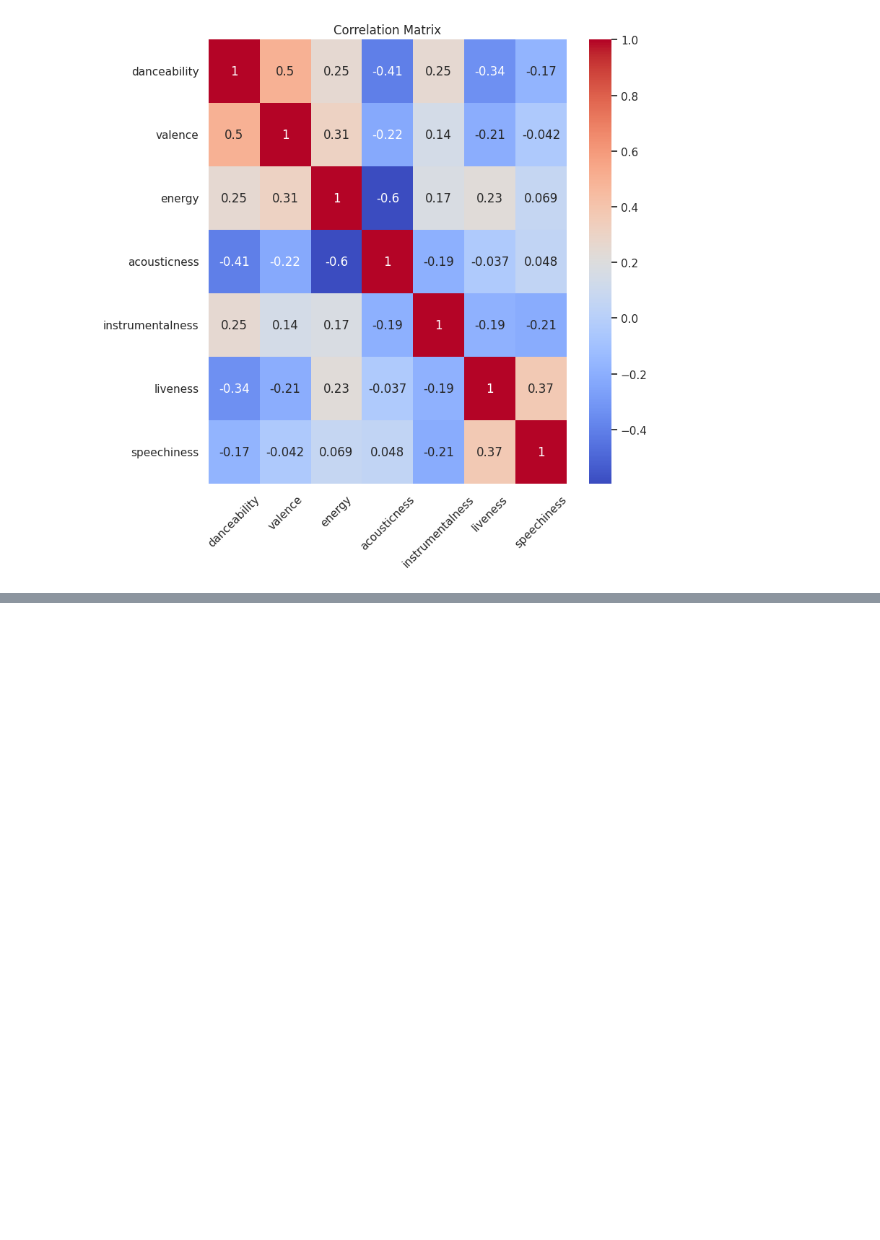
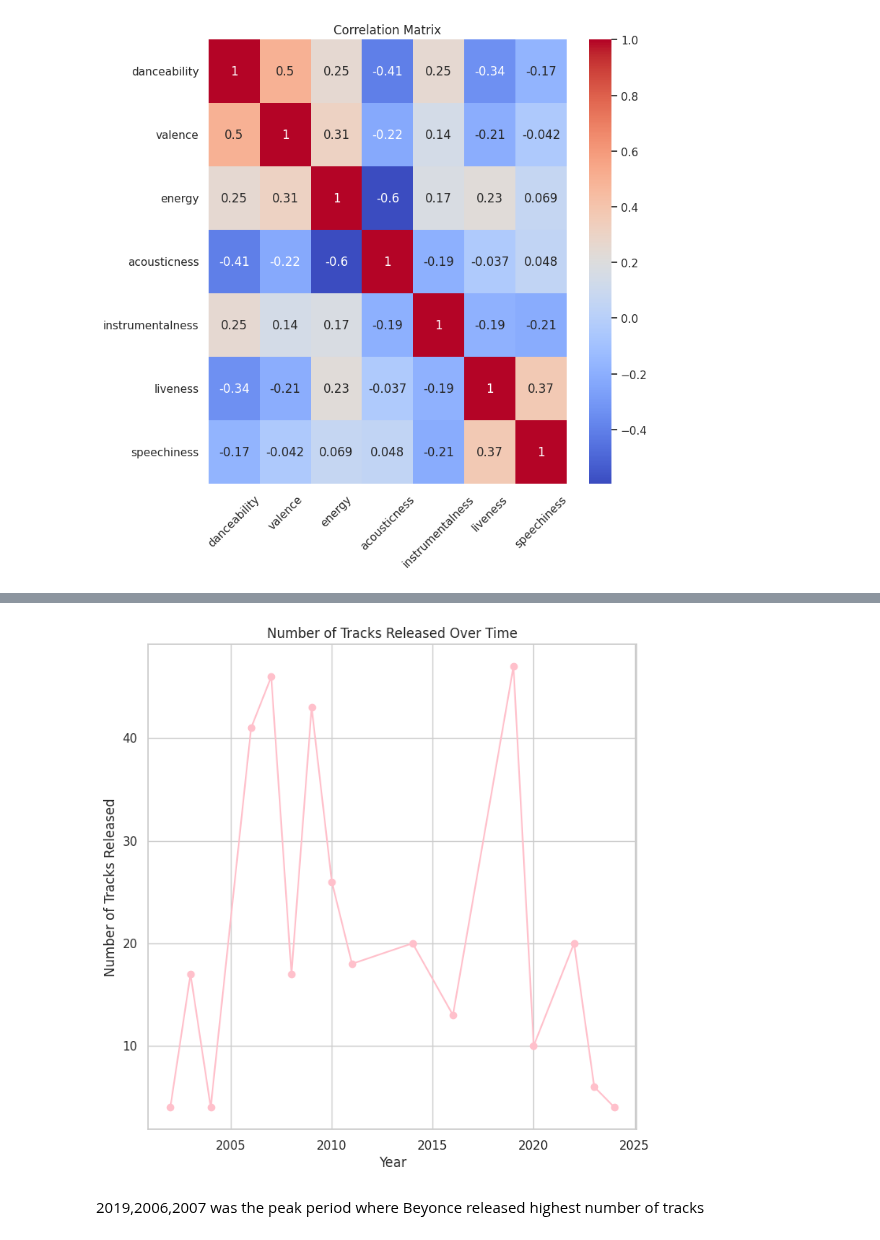
Before and after one commit to SanjilaGangaju/ExploratoryDataAnalysis_usingPython, a Jupyter notebook: beyoncetrack.ipynb, the cells around one changed output, grey strips where cells are left out. Saved outputs shown, nothing was run; the diff lists cells and outputs as text; code cells hidden in the pictures; blank space fills up the shorter version.

Commit message:
Kaggle Notebook | BeyonceTrack | Version 8

```diff
--- a/beyoncetrack.ipynb
+++ b/beyoncetrack.ipynb
@@ -279,3 +279,6 @@ plt.title('Correlation Matrix')
 plt.show()
 # %% [output]
 [figure]
+# %%
+tracks_per_year=data.groupby(data['release_date'].dt.year)['track_name'].count()
+tracks_per_year
@@ -281,0 +304,12 @@ plt.show()
+# %%
+plt.figure(figsize=(8,8))
+tracks_per_year.plot(kind='line',marker='o',color='pink')
+plt.title('Number of Tracks Released Over Time')
+plt.xlabel('Year')
+plt.ylabel('Number of Tracks Released')
+plt.grid(True)
+plt.show()
+# %% [output]
+[figure, added]
+# %% [markdown]
+2019,2006,2007 was the peak period where Beyonce released highest number of tracks
```
Also changed, not shown: parts of 1 cell of this notebook.
